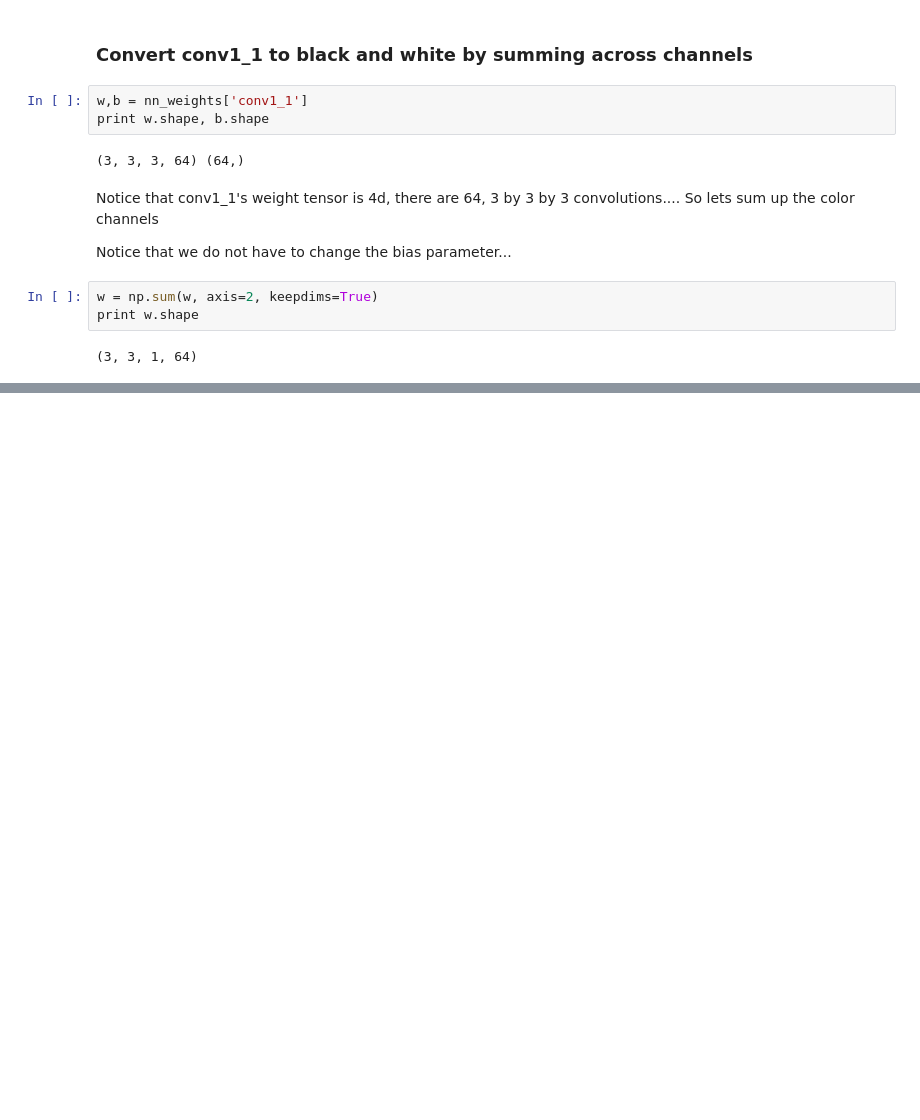
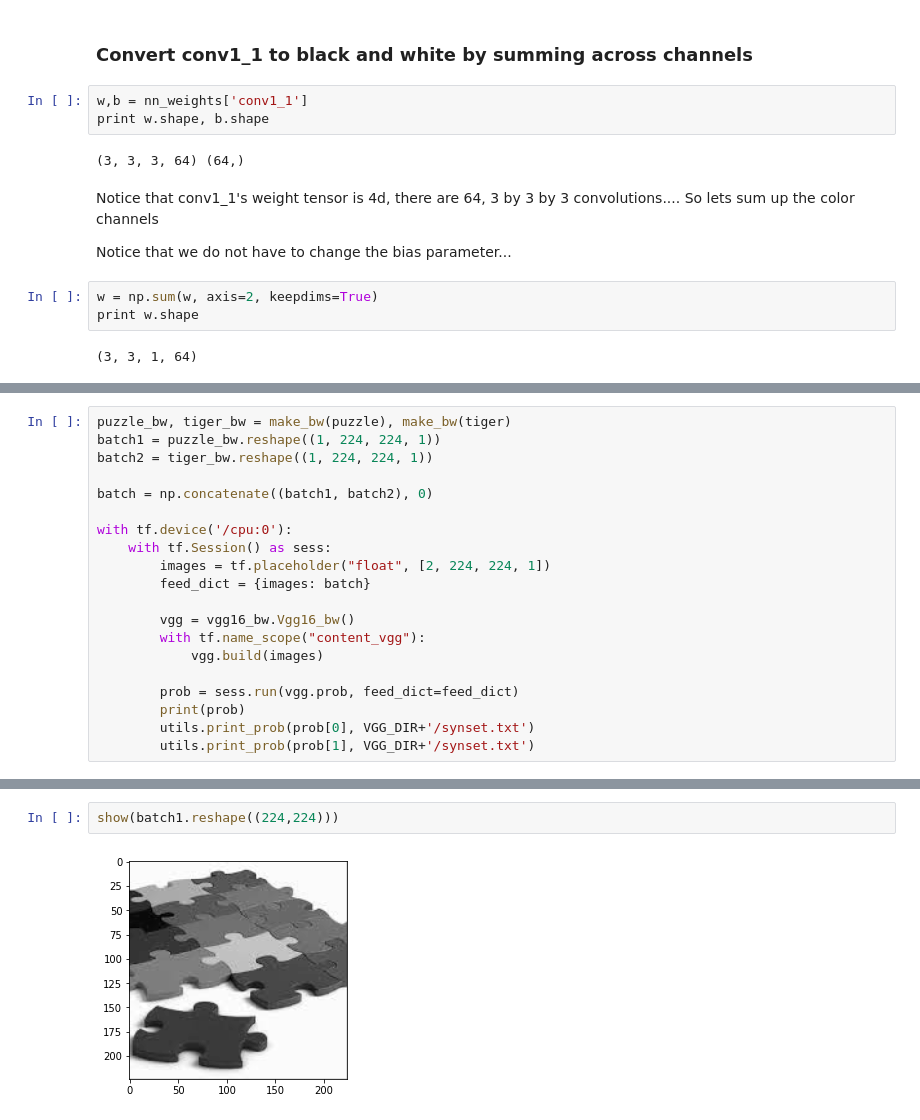
Before and after one commit to jwde/lungcancerDL, a Jupyter notebook: vgg_feature_extraction.ipynb, the cells around one changed output, grey strips where cells are left out. Saved outputs shown, nothing was run; the diff lists cells and outputs as text; blank space fills up the shorter version.

```diff
--- a/vgg_feature_extraction.ipynb
+++ b/vgg_feature_extraction.ipynb
@@ -70,0 +116,20 @@ print w.shape
+# %%
+puzzle_bw, tiger_bw = make_bw(puzzle), make_bw(tiger)
+batch1 = puzzle_bw.reshape((1, 224, 224, 1))
+batch2 = tiger_bw.reshape((1, 224, 224, 1))
+
+batch = np.concatenate((batch1, batch2), 0)
+
+with tf.device('/cpu:0'):
+    with tf.Session() as sess:
+        images = tf.placeholder("float", [2, 224, 224, 1])
+        feed_dict = {images: batch}
+
+        vgg = vgg16_bw.Vgg16_bw()
+        with tf.name_scope("content_vgg"):
+            vgg.build(images)
+
+        prob = sess.run(vgg.prob, feed_dict=feed_dict)
+        print(prob)
+        utils.print_prob(prob[0], VGG_DIR+'/synset.txt')
+        utils.print_prob(prob[1], VGG_DIR+'/synset.txt')
@@ -70,0 +149,4 @@ print w.shape
+# %%
+show(batch1.reshape((224,224)))
+# %% [output]
+[figure, added]
```
Also changed, not shown: parts of 8 cells of this notebook, 1 other file.
